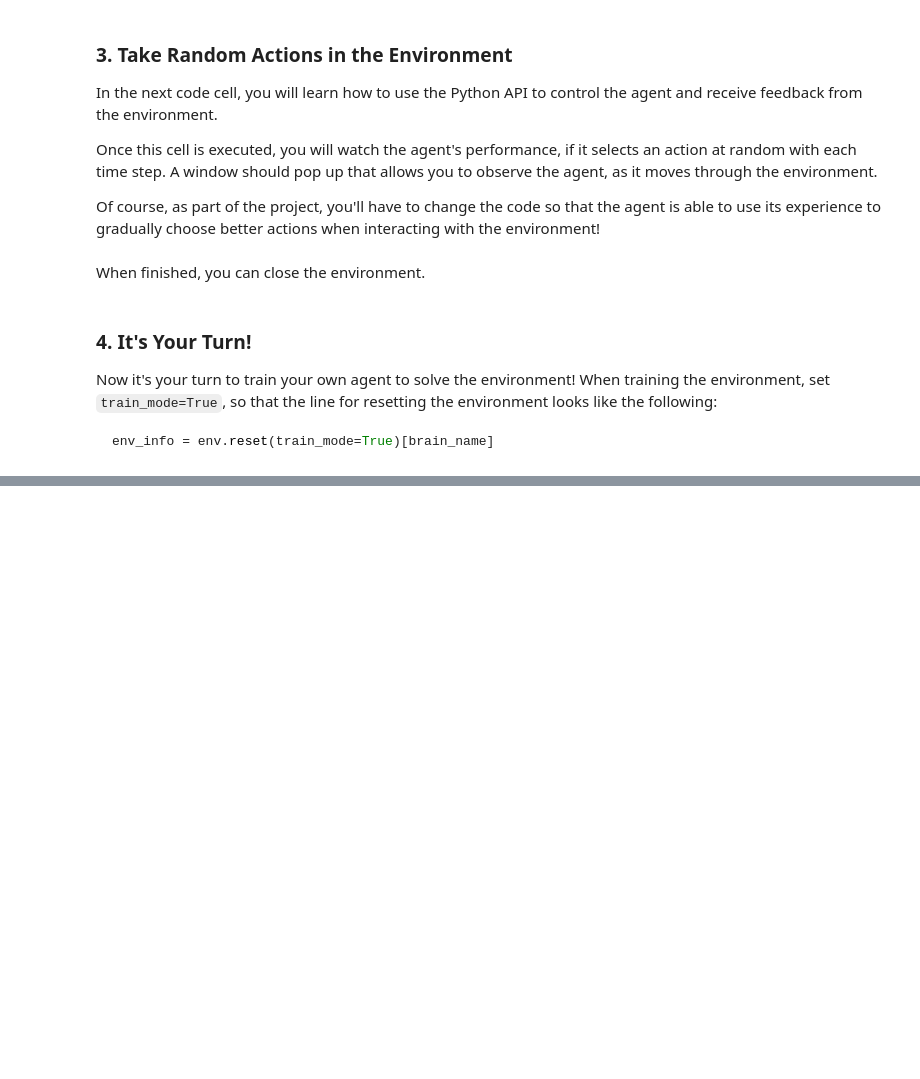
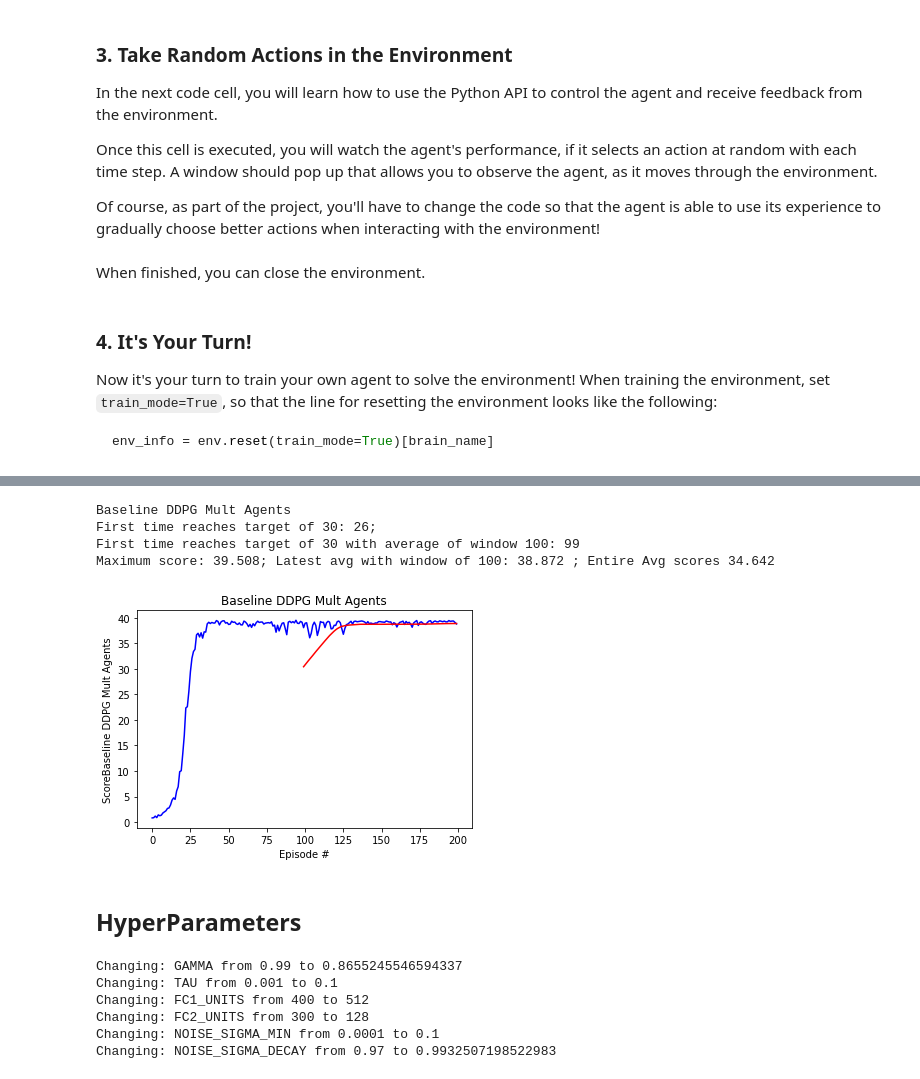
Before and after one commit to joao-d-oliveira/RL-RobotArm, a Jupyter notebook: Continuous_Control.ipynb, the cells around one changed output, grey strips where cells are left out. Drawn from its saved outputs; the diff is of its cells as text; code cells hidden in the pictures; blank space fills up the shorter version.

```diff
--- a/Continuous_Control.ipynb
+++ b/Continuous_Control.ipynb
@@ -177,15 +344,26 @@ env_info = env.reset(train_mode=True)[brain_name]
 # %%
-%load_ext autoreload
-%autoreload 2
-from ddpg_agent import Agent
+agent_params = {
+                'state_size': states.shape[1],
+                'action_size':action_size,
+                'num_agents': states.shape[0],
+                'random_seed':SETUP['SEED'],
+                'buffer_size':SETUP['BUFFER_SIZE'],
+                'batch_size':SETUP['BATCH_SIZE'],
+                'gamma':SETUP['GAMMA'],
+                'tau':SETUP['TAU'],
+                'lr_actor':SETUP['LR_ACTOR'],
+                'lr_critic':SETUP['LR_CRITIC'],
+                'fc1_units':SETUP['FC1_UNITS'],
+                'fc2_units':SETUP['FC2_UNITS'],
+                'weight_decay': SETUP['L2_WEIGHT_DECAY'],
+                'noise_mu': SETUP['NOISE_MU'],
+                'noise_theta': SETUP['NOISE_THETA'],
+                'noise_sigma': SETUP['NOISE_SIGMA'],
+                'noise_sigma_min': SETUP['NOISE_SIGMA_MIN'],
+                'noise_sigma_decay': SETUP['NOISE_SIGMA_DECAY'],
 
-agent = Agent(state_size=states.shape[1], action_size=action_size,
-                random_seed=SETUP['SEED'],
-                buffer_size=SETUP['BUFFER_SIZE'],
-                batch_size =SETUP['BATCH_SIZE'],
-                gamma = SETUP['GAMMA'], # 0.8 works better
-                tau = SETUP['TAU'],
-                lr_actor = SETUP['LR_ACTOR'],
-                lr_critic = SETUP['LR_CRITIC'],
-                weight_decay = SETUP['L2_WEIGHT_DECAY']  # L2 weight decay
-             )
+                }
+
+scores_baseline = ddpg(agent_params, SETUP['EPISODES'], SETUP['MAX_STEPS'], stopTrainingAfterGoal=False)
+
+np.save(f'saved_scores/scores_{SETUP["MULTI_ONE"]}_baseline.npy', scores_baseline)
@@ -253,0 +376,42 @@ plt.show()
+# %%
+plotScores(scores_baseline, title=f'Baseline DDPG {SETUP["MULTI_ONE"]} Agents', color='b')
+# %% [output]
+Baseline DDPG Mult Agents
+First time reaches target of 30: 26;
+First time reaches target of 30 with average of window 100: 99
+Maximum score: 39.508; Latest avg with window of 100: 38.872 ; Entire Avg scores 34.642
+[figure, added]
+# %% [markdown]
+## HyperParameters
+# %%
+import optuna
+optunaparams = {
+    'GAMMA': [0.85, 1],
+    'TAU': [1, 6],
+    'LR_ACTOR': [3, 6],
+    'LR_CRITIC': [3, 6],
+    'FC1_UNITS': [128,256, 512],
+    'FC2_UNITS': [128,256, 512],
+    'NOISE_SIGMA_MIN': [1, 6],
+    'NOISE_SIGMA_DECAY': [0.85, 1],
+}
+
+#study = optuna.create_study(direction="minimize")
+#study = findParameters(study, optunaparams, ntrials=10)
+
+import joblib
+study = joblib.load('studies/study_23.pkl')
+
+joblib.dump(value=study, filename='studies/study.pkl')
+
+for key, value in study.best_params.items():
+    if key in ['LR_ACTOR', 'LR_CRITIC']: continue
+    print(f"Changing: {key.upper()} from {SETUP[key.upper()]} to {value if key not in ['LR_ACTOR', 'LR_CRITIC', 'TAU', 'NOISE_SIGMA_MIN'] else pow(10, -value)} ")
+    SETUP[key] = value if key not in ['LR_ACTOR', 'LR_CRITIC', 'TAU', 'NOISE_SIGMA_MIN'] else pow(10, -value)
+# %% [output]
+Changing: GAMMA from 0.99 to 0.8655245546594337
+Changing: TAU from 0.001 to 0.1
+Changing: FC1_UNITS from 400 to 512
+Changing: FC2_UNITS from 300 to 128
+Changing: NOISE_SIGMA_MIN from 0.0001 to 0.1
+Changing: NOISE_SIGMA_DECAY from 0.97 to 0.9932507198522983
```
Also changed, not shown: parts of 29 cells of this notebook.
